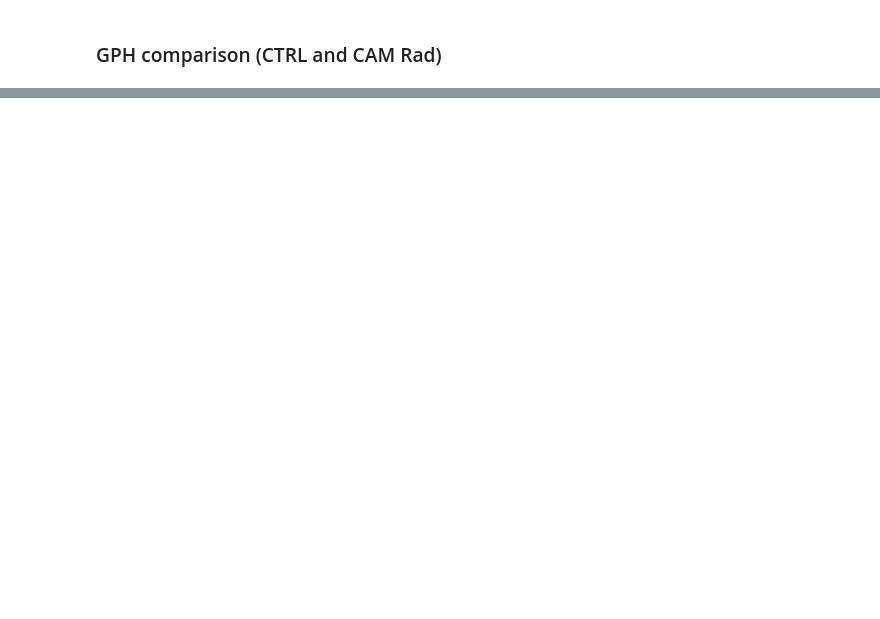
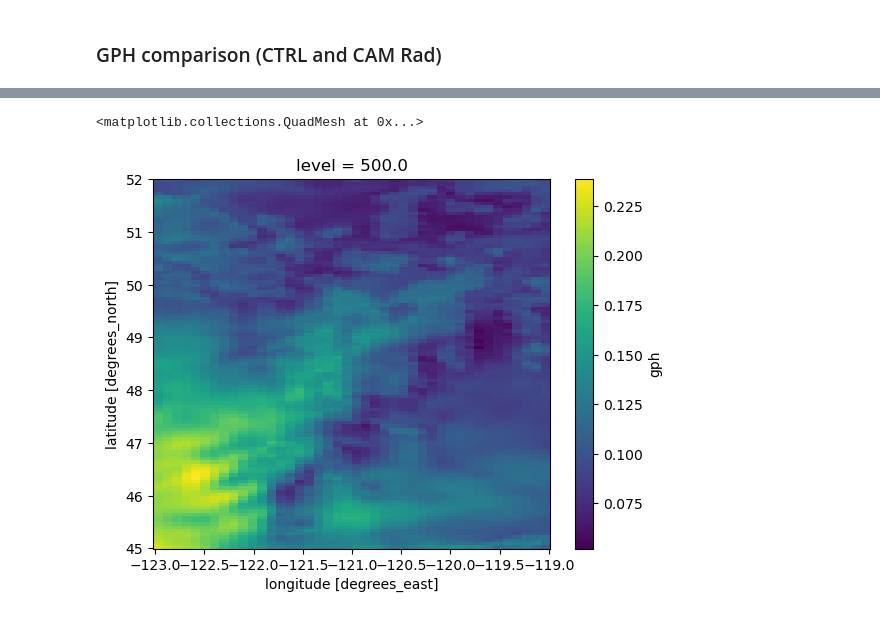
Before and after one commit to Lualawi/2021PNW_radiation, a Jupyter notebook: data_for_paper.ipynb, the cells around one changed output, grey strips where cells are left out. Cells and saved outputs as stored; diff of their text form; code cells hidden in the pictures; blank space fills up the shorter version.

```diff
--- a/data_for_paper.ipynb
+++ b/data_for_paper.ipynb
@@ -260,0 +530,5 @@ diff_months = rrtmg_gph.mean(dim = "Time") - july_gph.mean(dim = "Time")
+# %%
+diff_months.plot()
+# %% [output]
+<matplotlib.collections.QuadMesh at 0x...>
+[figure, added]
```
Also changed, not shown: parts of 22 cells of this notebook, 6 other files.
